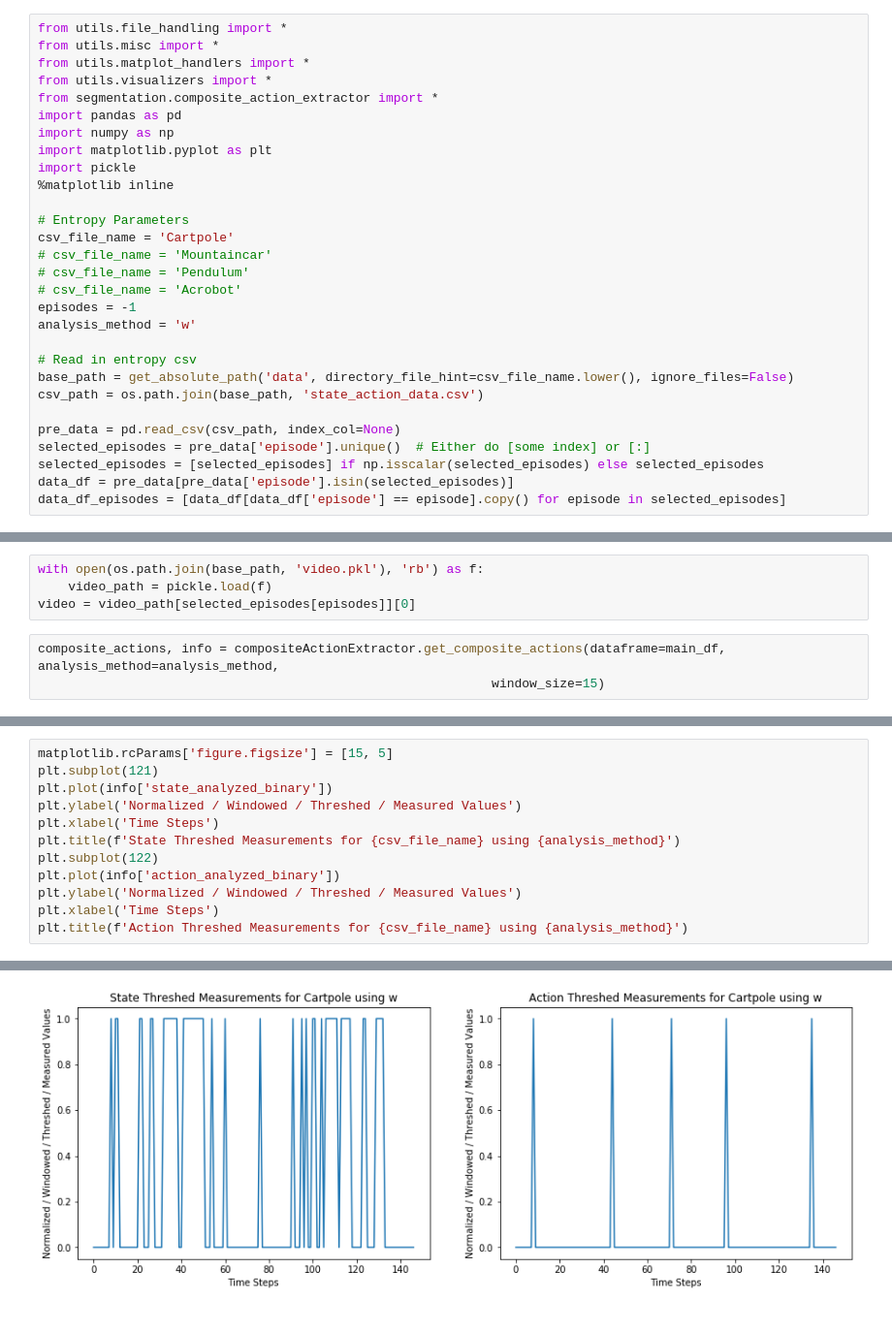
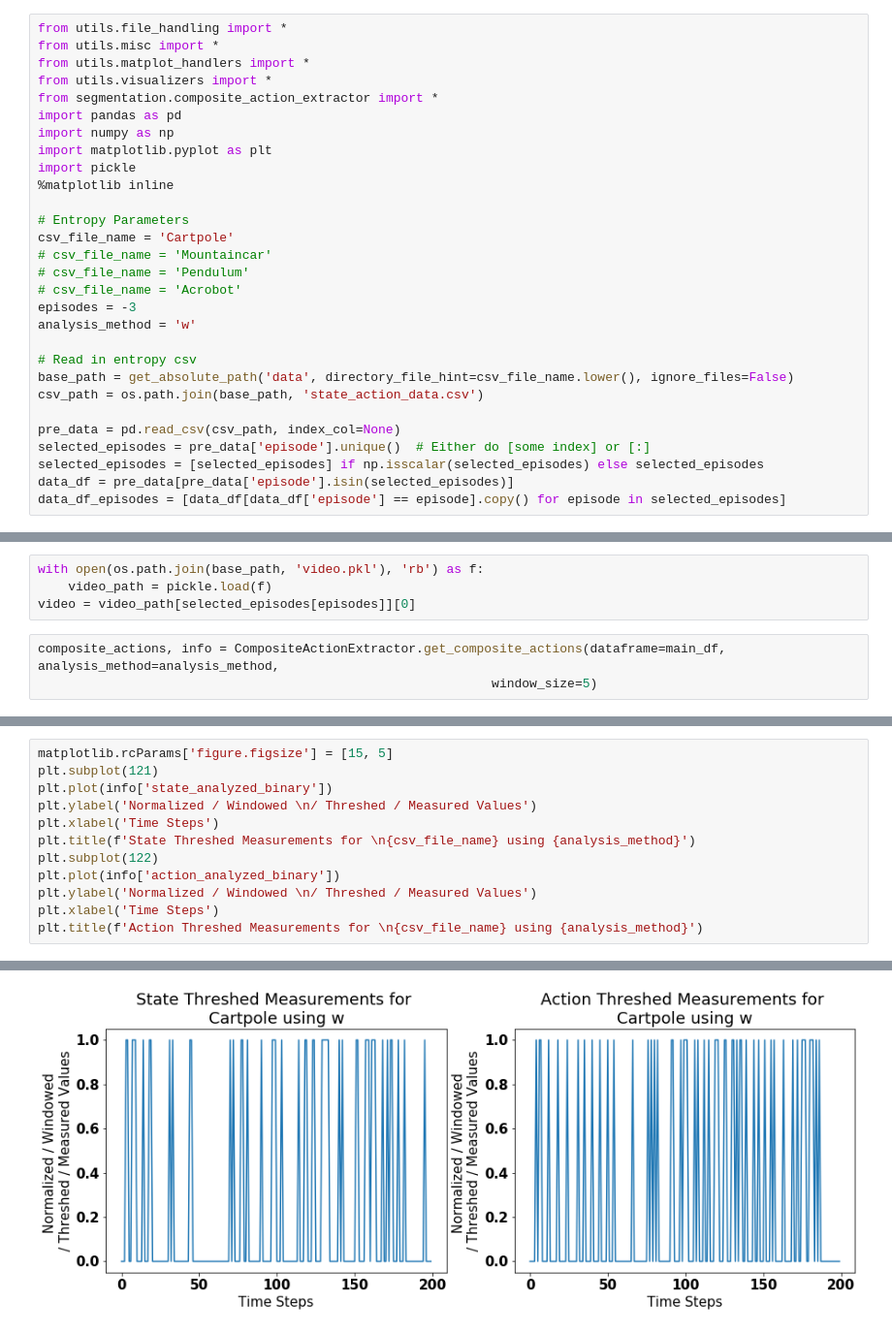
Before and after one commit to josiahls/CompositeActionExtractor, a Jupyter notebook: composite_action_extractor/notebooks/Segmentation Detector [Just the Object].ipynb, the cells around one changed output, grey strips where cells are left out. Shown at 97% size. Drawn from its saved outputs; the diff is of its cells as text.

```diff
--- a/composite_action_extractor/notebooks/Segmentation Detector [Just the Object].ipynb
+++ b/composite_action_extractor/notebooks/Segmentation Detector [Just the Object].ipynb
@@ -15,7 +15,7 @@ csv_file_name = 'Cartpole'
 # csv_file_name = 'Mountaincar'
 # csv_file_name = 'Pendulum'
 # csv_file_name = 'Acrobot'
-episodes = -1
+episodes = -3
 analysis_method = 'w'
 
 # Read in entropy csv
@@ -59,7 +59,7 @@ with open(os.path.join(base_path, 'video.pkl'), 'rb') as f:
     video_path = pickle.load(f)
 video = video_path[selected_episodes[episodes]][0]
 # %%
-composite_actions, info = compositeActionExtractor.get_composite_actions(dataframe=main_df, analysis_method=analysis_method,
-                                                            window_size=15)
+composite_actions, info = CompositeActionExtractor.get_composite_actions(dataframe=main_df, analysis_method=analysis_method,
+                                                            window_size=5)
 # %%
 matplotlib.rcParams['figure.figsize'] = [15, 5]
@@ -95,12 +101,12 @@ Text(0.5, 1.0, 'Action Measurements for Cartpole using w')
 matplotlib.rcParams['figure.figsize'] = [15, 5]
 plt.subplot(121)
 plt.plot(info['state_analyzed_binary'])
-plt.ylabel('Normalized / Windowed / Threshed / Measured Values')
+plt.ylabel('Normalized / Windowed \n/ Threshed / Measured Values')
 plt.xlabel('Time Steps')
-plt.title(f'State Threshed Measurements for {csv_file_name} using {analysis_method}')
+plt.title(f'State Threshed Measurements for \n{csv_file_name} using {analysis_method}')
 plt.subplot(122)
 plt.plot(info['action_analyzed_binary'])
-plt.ylabel('Normalized / Windowed / Threshed / Measured Values')
+plt.ylabel('Normalized / Windowed \n/ Threshed / Measured Values')
 plt.xlabel('Time Steps')
-plt.title(f'Action Threshed Measurements for {csv_file_name} using {analysis_method}')
+plt.title(f'Action Threshed Measurements for \n{csv_file_name} using {analysis_method}')
 # %% [output]
@@ -108,4 +114,4 @@ Text(0.5, 1.0, 'Action Threshed Measurements for Cartpole using w')
-[figure, old version]
+[figure, new version]
 # %%
 matplotlib.rcParams['figure.figsize'] = [8, 5]
 for key in info['index_groups']:
```
Also changed, not shown: parts of 12 cells of this notebook, 4 other files.
